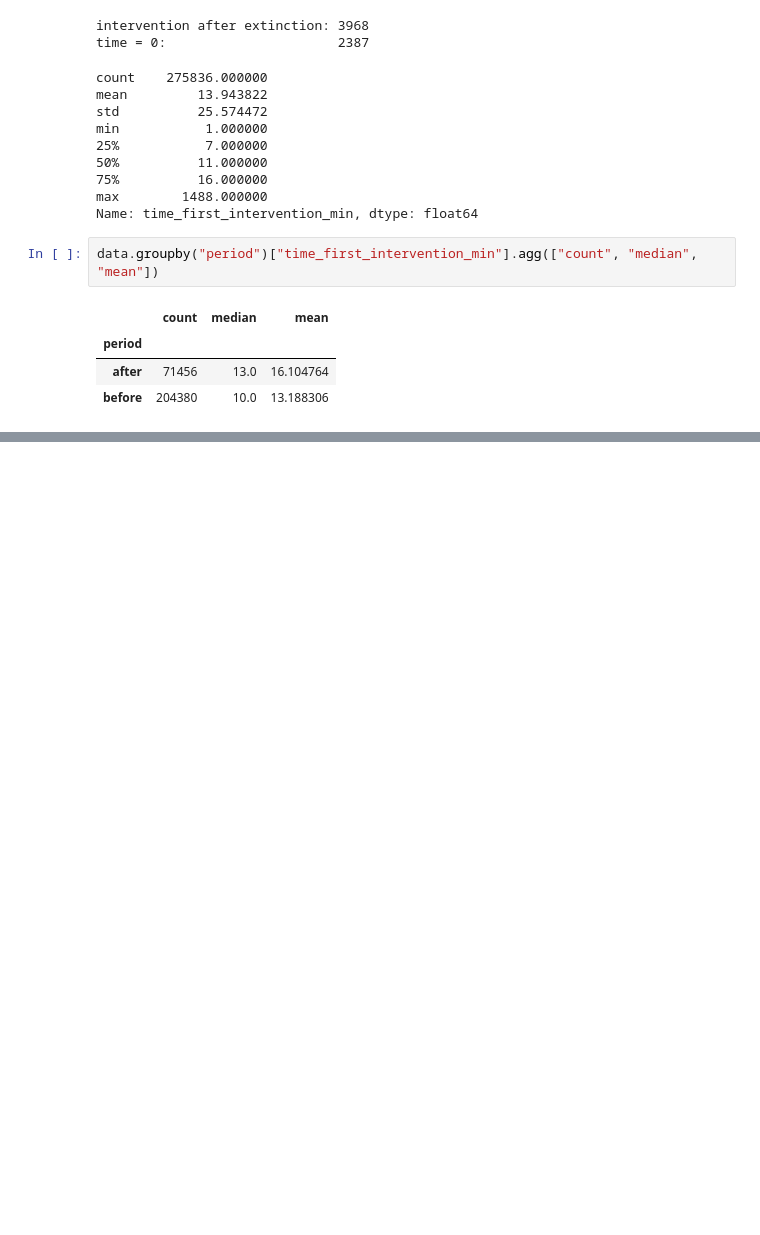
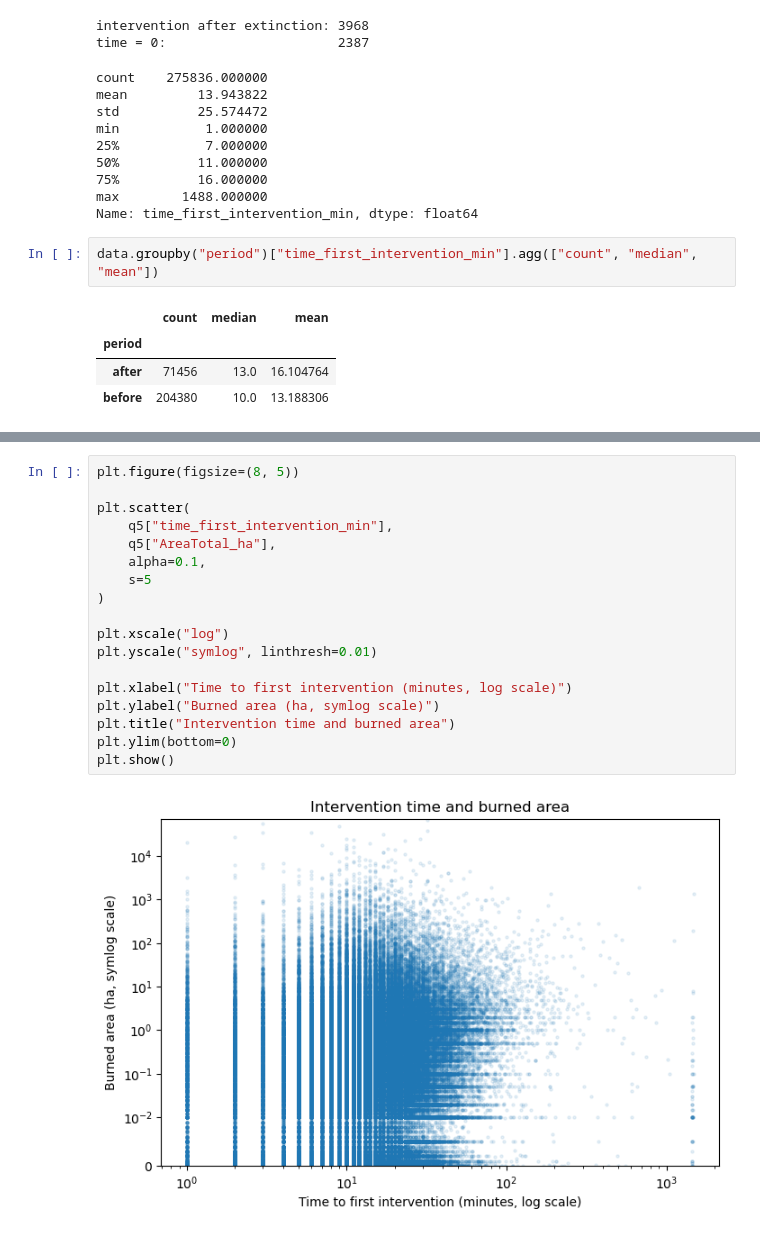
Before and after one commit to KevinSalgado/Statistics_Project, a Jupyter notebook: Data_Preparation_and_Visualization.ipynb, the cells around one changed output, grey strips where cells are left out. Drawn from its saved outputs; the diff is of its cells as text; blank space fills up the shorter version.

```diff
--- a/Data_Preparation_and_Visualization.ipynb
+++ b/Data_Preparation_and_Visualization.ipynb
@@ -468,0 +560,20 @@ plt.show()
+# %%
+plt.figure(figsize=(8, 5))
+
+plt.scatter(
+    q5["time_first_intervention_min"],
+    q5["AreaTotal_ha"],
+    alpha=0.1,
+    s=5
+)
+
+plt.xscale("log")
+plt.yscale("symlog", linthresh=0.01)
+
+plt.xlabel("Time to first intervention (minutes, log scale)")
+plt.ylabel("Burned area (ha, symlog scale)")
+plt.title("Intervention time and burned area")
+plt.ylim(bottom=0)
+plt.show()
+# %% [output]
+[figure, added]
```
Also changed, not shown: parts of 53 cells of this notebook.
